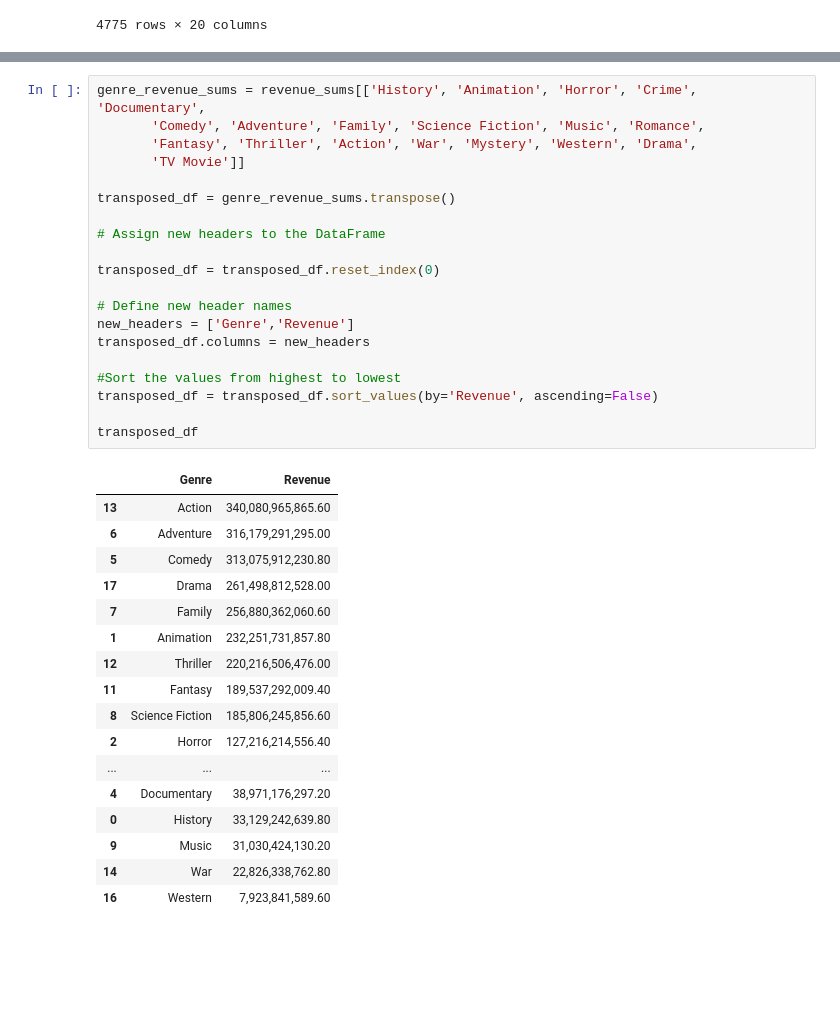
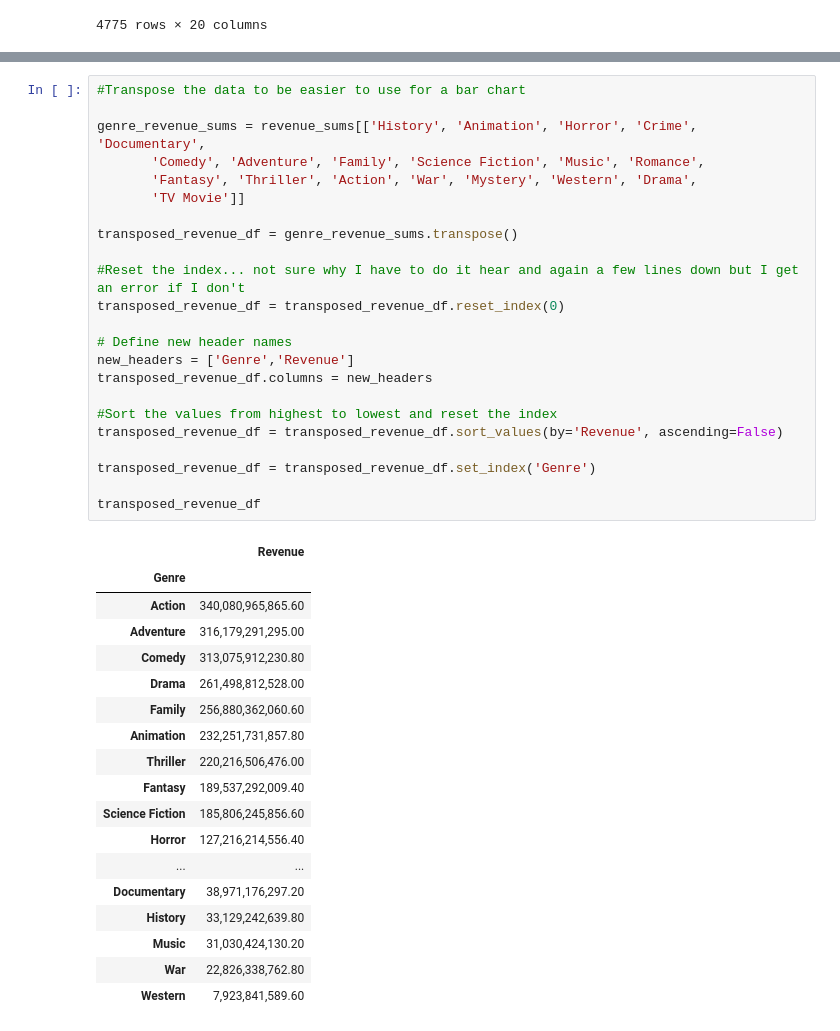
Before and after one commit to hatkiet/Project-1-Red-Team, a Jupyter notebook: Patrick's Visualizations Notebook.ipynb, the cells around one changed output, grey strips where cells are left out. Drawn from its saved outputs; the diff is of its cells as text; blank space fills up the shorter version.

```diff
--- a/Patrick's Visualizations Notebook.ipynb
+++ b/Patrick's Visualizations Notebook.ipynb
@@ -116,40 +118,44 @@ revenue_sums
 |  | Revenue | History | Animation | Horror | Crime | Documentary | Comedy | Adventure | Family | ... |
 | 0 | 996,309,992,044.20 | 33,129,242,639.80 | 232,251,731,857.80 | 127,216,214,556.40 | 85,835,410,578.00 | 38,971,176,297.20 | 313,075,912,230.80 | 316,179,291,295.00 | 256,880,362,060.60 | ... |
 # %%
+#Transpose the data to be easier to use for a bar chart
+
 genre_revenue_sums = revenue_sums[['History', 'Animation', 'Horror', 'Crime', 'Documentary',
        'Comedy', 'Adventure', 'Family', 'Science Fiction', 'Music', 'Romance',
        'Fantasy', 'Thriller', 'Action', 'War', 'Mystery', 'Western', 'Drama',
        'TV Movie']]
 
-transposed_df = genre_revenue_sums.transpose()
+transposed_revenue_df = genre_revenue_sums.transpose()
 
-# Assign new headers to the DataFrame
-
-transposed_df = transposed_df.reset_index(0)
+#Reset the index... not sure why I have to do it hear and again a few lines down but I get an error if I don't
+transposed_revenue_df = transposed_revenue_df.reset_index(0)
 
 # Define new header names
 new_headers = ['Genre','Revenue']
-transposed_df.columns = new_headers
+transposed_revenue_df.columns = new_headers
 
-#Sort the values from highest to lowest
-transposed_df = transposed_df.sort_values(by='Revenue', ascending=False)
+#Sort the values from highest to lowest and reset the index
+transposed_revenue_df = transposed_revenue_df.sort_values(by='Revenue', ascending=False)
 
-transposed_df
+transposed_revenue_df = transposed_revenue_df.set_index('Genre')
+
+transposed_revenue_df
 # %% [output]
-|  | Genre | Revenue |
-| 13 | Action | 340,080,965,865.60 |
-| 6 | Adventure | 316,179,291,295.00 |
-| 5 | Comedy | 313,075,912,230.80 |
-| 17 | Drama | 261,498,812,528.00 |
-| 7 | Family | 256,880,362,060.60 |
-| 1 | Animation | 232,251,731,857.80 |
-| 12 | Thriller | 220,216,506,476.00 |
-| 11 | Fantasy | 189,537,292,009.40 |
-| 8 | Science Fiction | 185,806,245,856.60 |
-| 2 | Horror | 127,216,214,556.40 |
-| ... | ... | ... |
-| 4 | Documentary | 38,971,176,297.20 |
-| 0 | History | 33,129,242,639.80 |
-| 9 | Music | 31,030,424,130.20 |
-| 14 | War | 22,826,338,762.80 |
-| 16 | Western | 7,923,841,589.60 |
+|  | Revenue |
+| Genre |  |
+| Action | 340,080,965,865.60 |
+| Adventure | 316,179,291,295.00 |
+| Comedy | 313,075,912,230.80 |
+| Drama | 261,498,812,528.00 |
+| Family | 256,880,362,060.60 |
+| Animation | 232,251,731,857.80 |
+| Thriller | 220,216,506,476.00 |
+| Fantasy | 189,537,292,009.40 |
+| Science Fiction | 185,806,245,856.60 |
+| Horror | 127,216,214,556.40 |
+| ... | ... |
+| Documentary | 38,971,176,297.20 |
+| History | 33,129,242,639.80 |
+| Music | 31,030,424,130.20 |
+| War | 22,826,338,762.80 |
+| Western | 7,923,841,589.60 |
```
Also changed, not shown: parts of 26 cells of this notebook.
